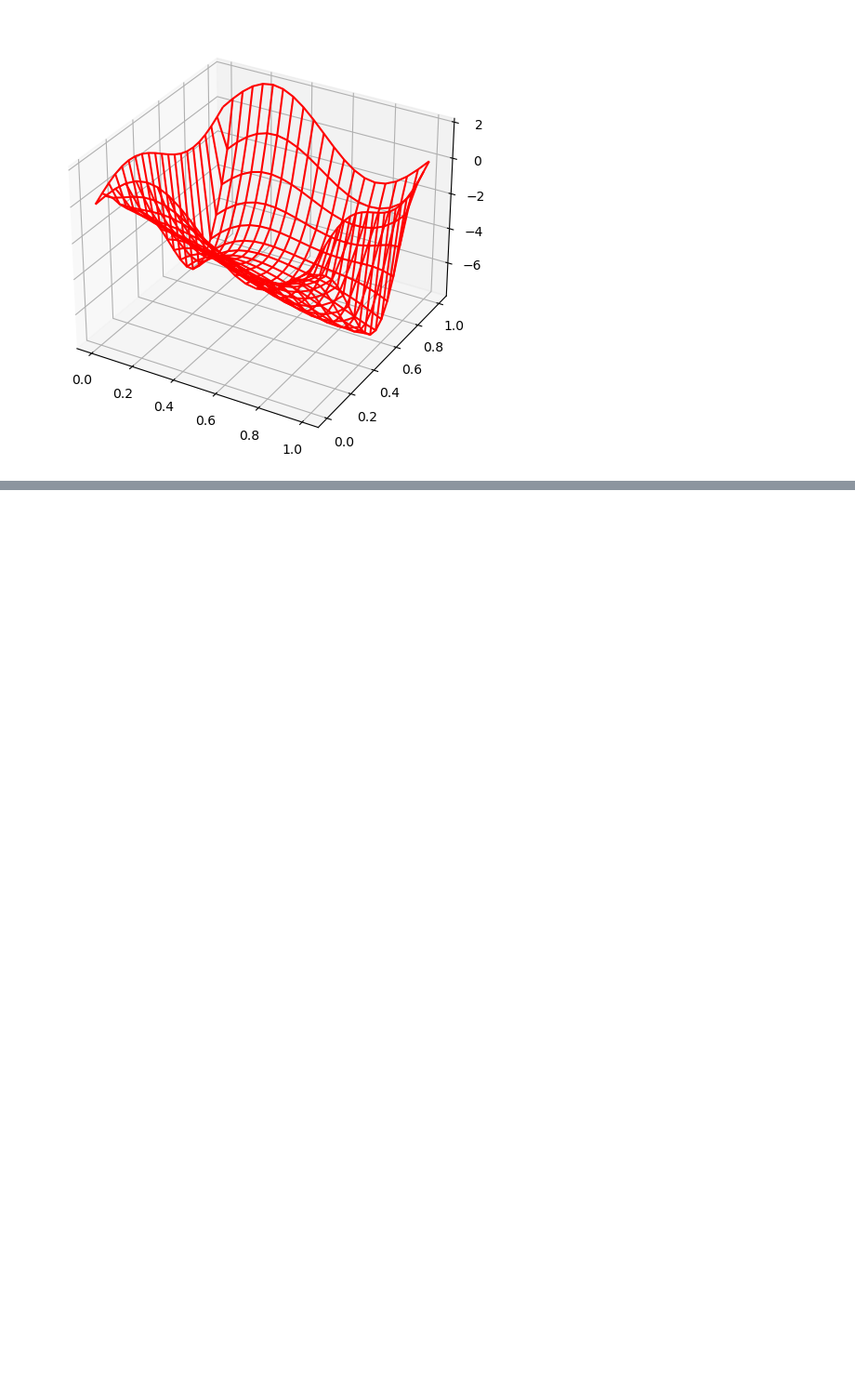
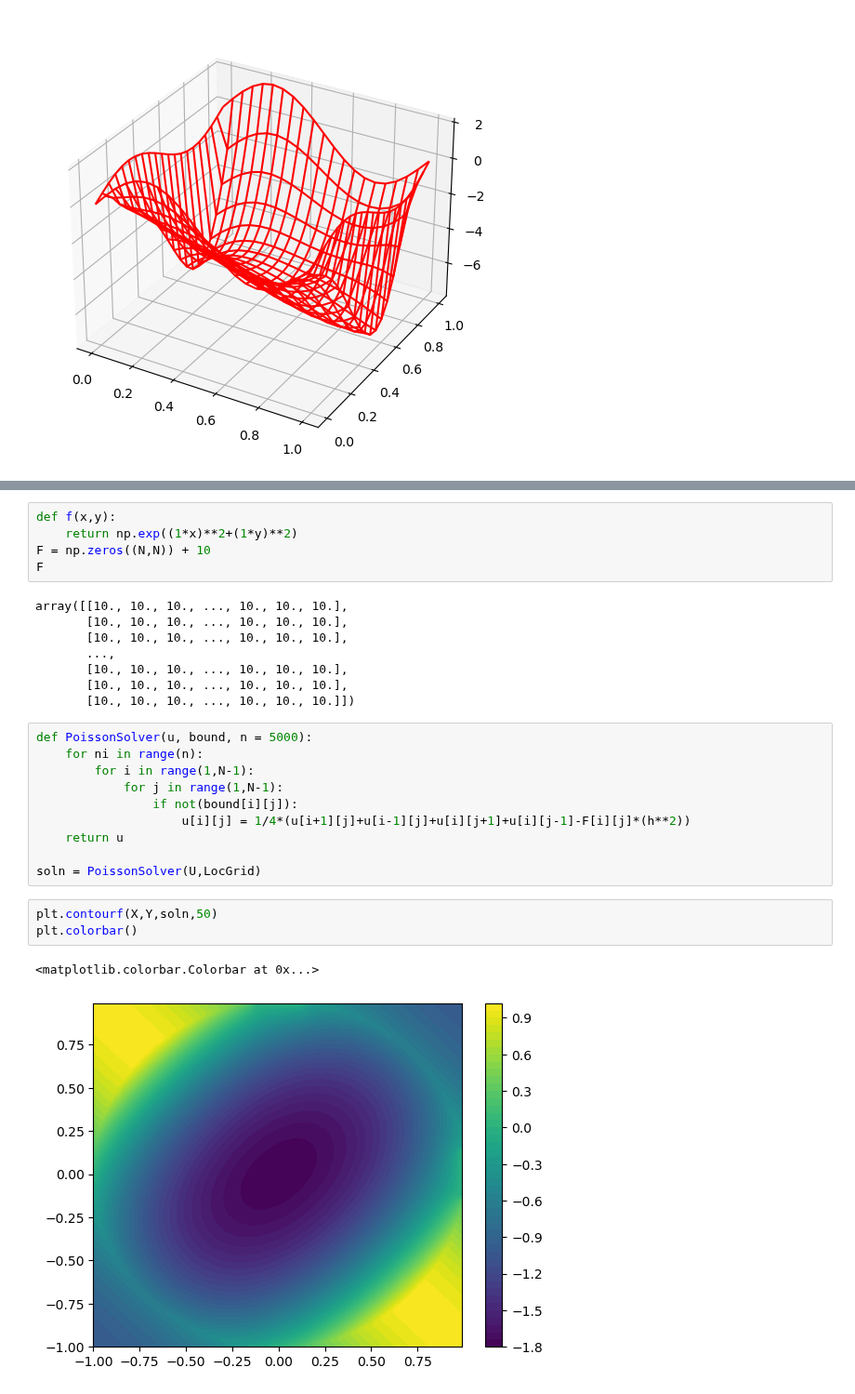
Before and after one commit to AyberkNardan/Numerical-ODE--PDE, a Jupyter notebook: Finite Difference Method/fdm.ipynb, the cells around one changed output, grey strips where cells are left out. Shown at 93% size. Saved outputs shown, nothing was run; the diff lists cells and outputs as text; blank space fills up the shorter version.

```diff
--- a/Finite Difference Method/fdm.ipynb
+++ b/Finite Difference Method/fdm.ipynb
@@ -141,0 +178,29 @@ ax.plot_wireframe(X, Y, u,color='r');
+# %%
+def f(x,y):
+    return np.exp((1*x)**2+(1*y)**2)
+F = np.zeros((N,N)) + 10
+F
+# %% [output]
+array([[10., 10., 10., ..., 10., 10., 10.],
+       [10., 10., 10., ..., 10., 10., 10.],
+       [10., 10., 10., ..., 10., 10., 10.],
+       ...,
+       [10., 10., 10., ..., 10., 10., 10.],
+       [10., 10., 10., ..., 10., 10., 10.],
+       [10., 10., 10., ..., 10., 10., 10.]])
+# %%
+def PoissonSolver(u, bound, n = 5000):
+    for ni in range(n):
+        for i in range(1,N-1):
+            for j in range(1,N-1):
+                if not(bound[i][j]):
+                    u[i][j] = 1/4*(u[i+1][j]+u[i-1][j]+u[i][j+1]+u[i][j-1]-F[i][j]*(h**2))
+    return u
+
+soln = PoissonSolver(U,LocGrid)
+# %%
+plt.contourf(X,Y,soln,50)
+plt.colorbar()
+# %% [output]
+<matplotlib.colorbar.Colorbar at 0x...>
+[figure, added]
```
Also changed, not shown: parts of 6 cells of this notebook.
